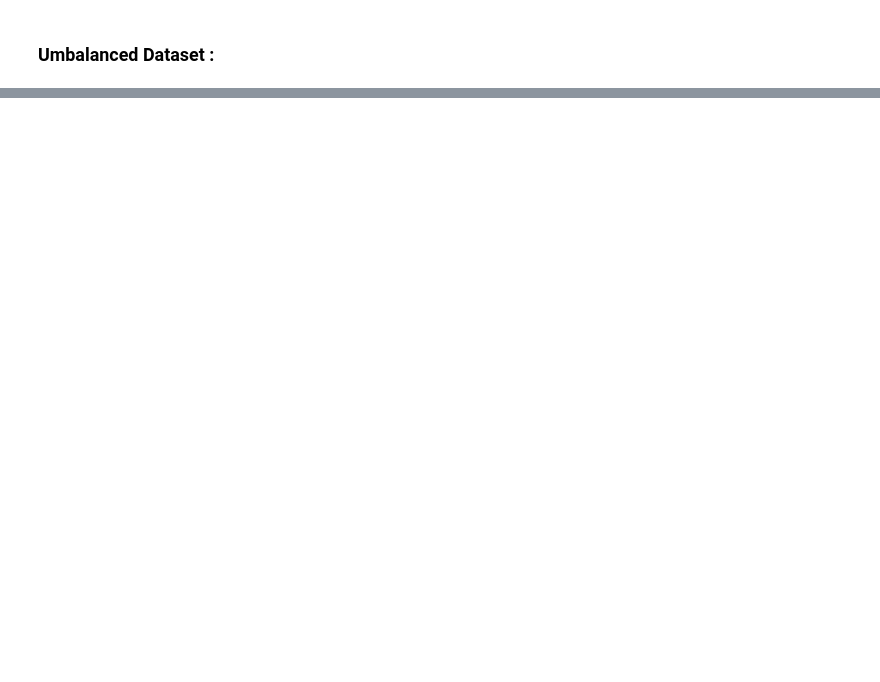
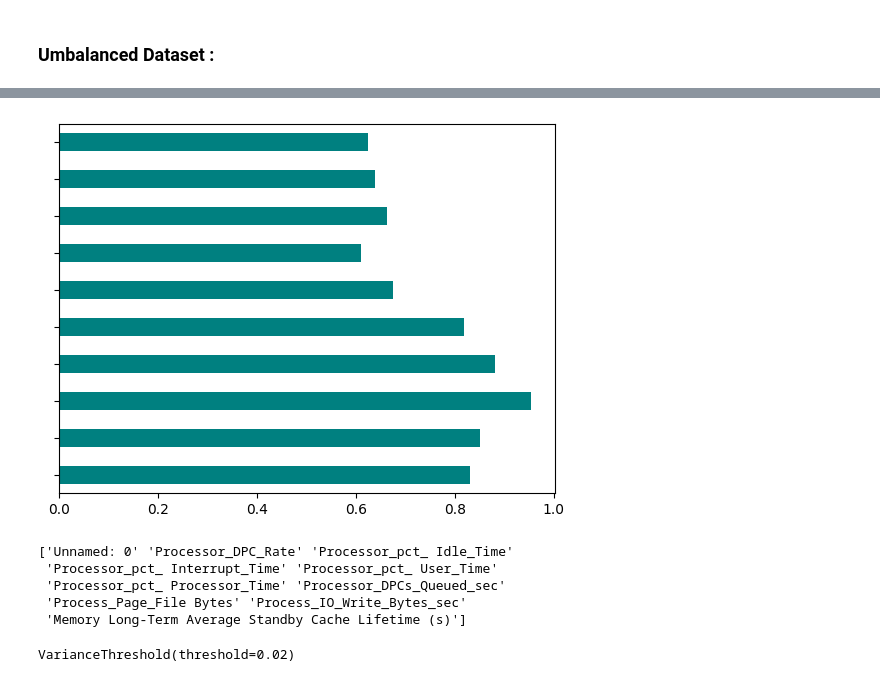
Before and after one commit to anas1IA/Windows_attack10, a Jupyter notebook: project/TON_IoT_Attack_Windows_3.ipynb, the cells around one changed output, grey strips where cells are left out. Drawn from its saved outputs; the diff is of its cells as text; code cells hidden in the pictures; blank space fills up the shorter version.

```diff
--- a/project/TON_IoT_Attack_Windows_3.ipynb
+++ b/project/TON_IoT_Attack_Windows_3.ipynb
@@ -387,0 +434,12 @@ X_test_smote, y_test_smote = smote.fit_resample(X_test, y_test)
+# %%
+feat_importances = pd.Series([imp[0] for imp in gain_info], ['']*10)
+feat_importances.plot(kind='barh', color='teal')
+plt.show()
+print(np.array(list(map(lambda x : x[1], gain_info))))
+# %% [output]
+[figure, added]
+['Unnamed: 0' 'Processor_DPC_Rate' 'Processor_pct_ Idle_Time'
+ 'Processor_pct_ Interrupt_Time' 'Processor_pct_ User_Time'
+ 'Processor_pct_ Processor_Time' 'Processor_DPCs_Queued_sec'
+ 'Process_Page_File Bytes' 'Process_IO_Write_Bytes_sec'
+ 'Memory Long-Term Average Standby Cache Lifetime (s)']
@@ -387,0 +450,4 @@ X_test_smote, y_test_smote = smote.fit_resample(X_test, y_test)
+# %%
+v_threshold.fit(X_train_smote)
+# %% [output]
+VarianceThreshold(threshold=0.02)
```
Also changed, not shown: parts of 16 cells of this notebook.
